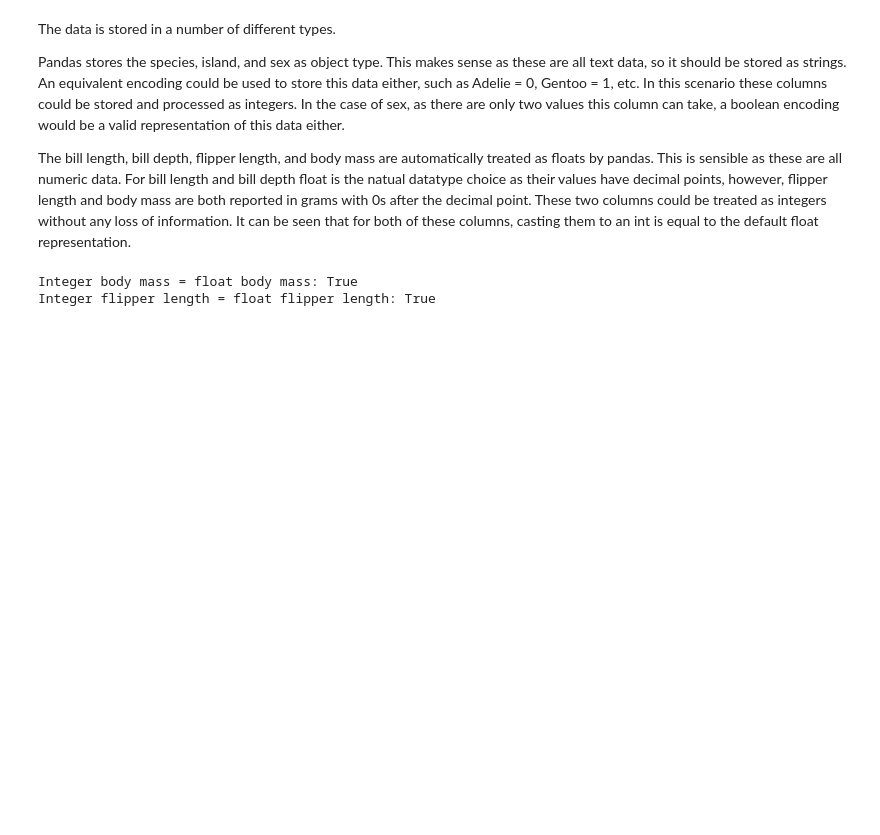
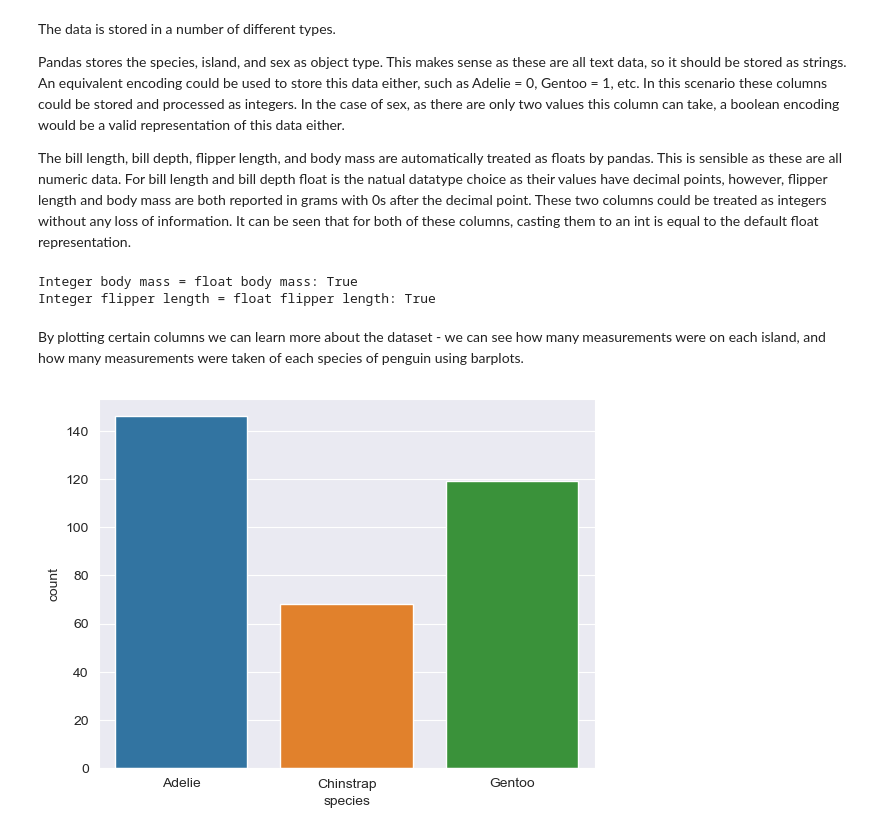
Before and after one commit to Cking313/principals_of_data_analytics, a Jupyter notebook: penguins.ipynb, the cells around one changed output. Drawn from its saved outputs; the diff is of its cells as text; code cells hidden in the pictures; blank space fills up the shorter version.

Commit message:
Barplots

```diff
--- a/penguins.ipynb
+++ b/penguins.ipynb
@@ -3,6 +3,9 @@
 ### Author: Colleen King
 # %%
 import pandas as pd
+import matplotlib.pyplot as plt
+import seaborn as sns
+sns.set_style('darkgrid')
 
 df = pd.read_csv('data/penguins.csv')
 df.head()
@@ -94,3 +97,10 @@ print(f'Integer flipper length = float flipper length: {flipper_length_equal}')
 # %% [output]
 Integer body mass = float body mass: True
 Integer flipper length = float flipper length: True
+# %% [markdown]
+By plotting certain columns we can learn more about the dataset - we can see how many measurements were on each island, and how many measurements were taken of each species of penguin using barplots.
+# %%
+sns.countplot(data=df, x='species')
+plt.show()
+# %% [output]
+[figure, added]
```
Also changed, not shown: parts of 2 cells of this notebook.
